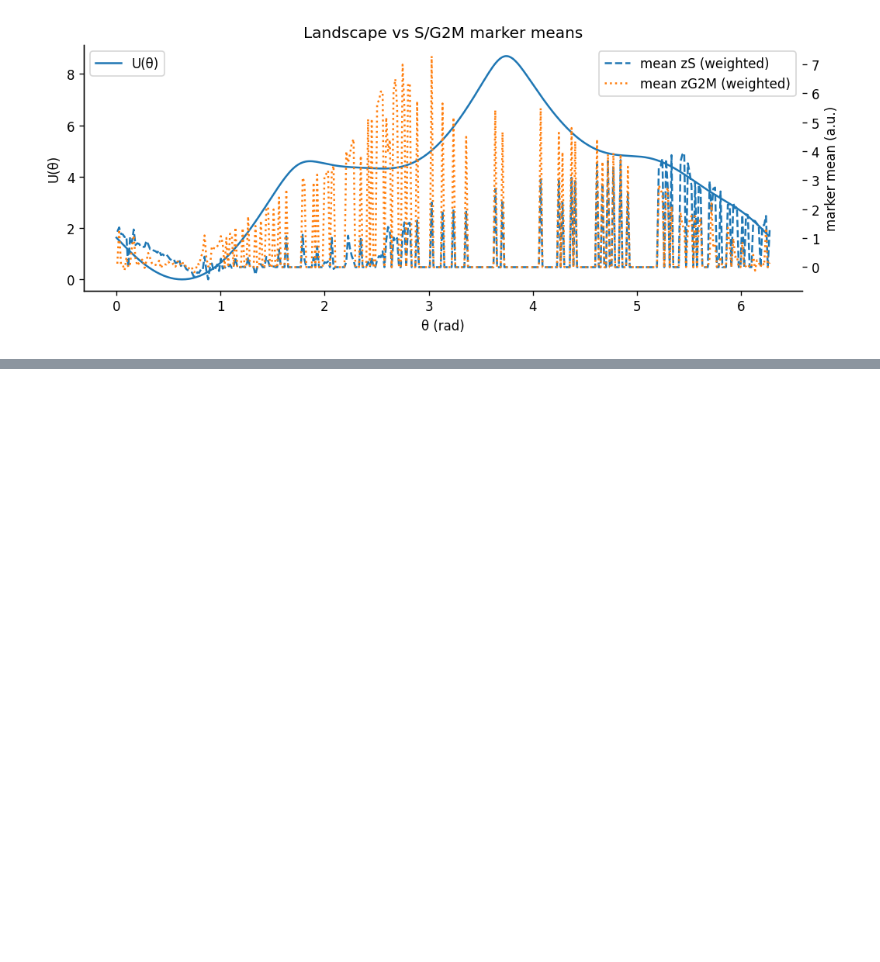
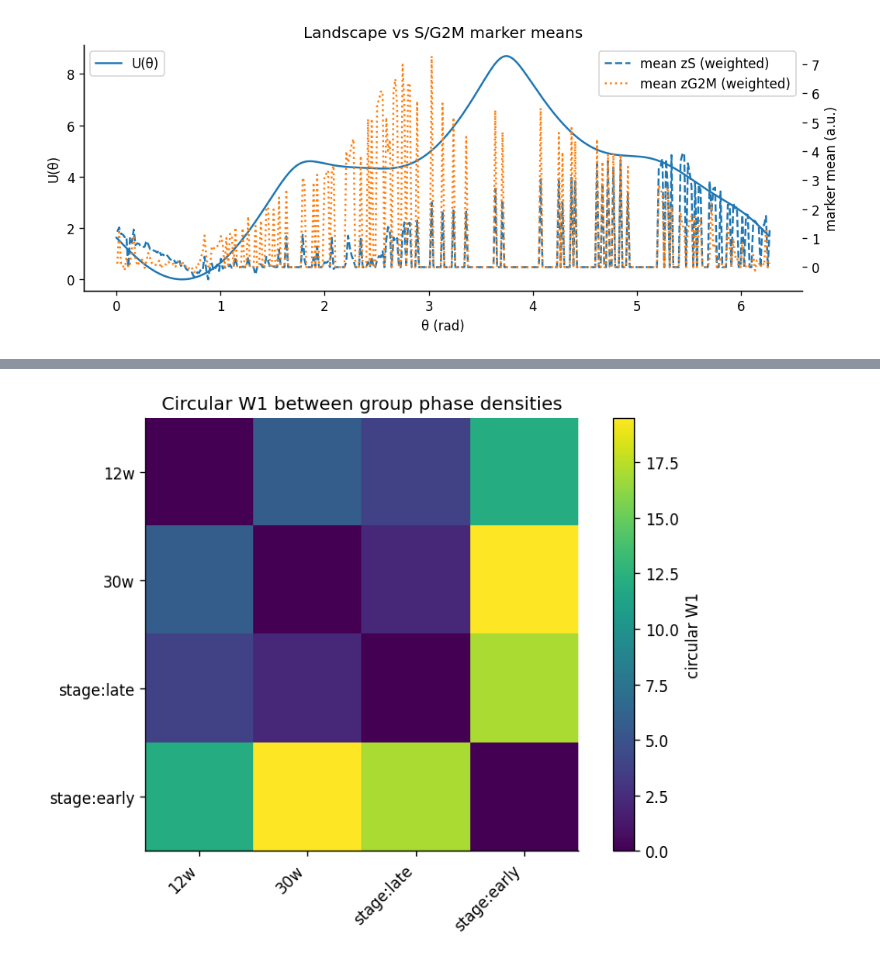
Before and after one commit to SecondBook5/luad-limitcycle-landscape-flux, a Jupyter notebook: notebooks/04_landscape_barriers_speed.ipynb, the cells around one changed output, grey strips where cells are left out. Drawn from its saved outputs; the diff is of its cells as text; code cells hidden in the pictures; blank space fills up the shorter version.

```diff
--- a/notebooks/04_landscape_barriers_speed.ipynb
+++ b/notebooks/04_landscape_barriers_speed.ipynb
@@ -742,0 +1101,82 @@ except Exception as e:
+# %%
+# --- Cell 16: rotation-invariant circular W1 between group densities ---
+import numpy as np, pandas as pd, matplotlib.pyplot as plt
+
+MIN_N = 200  # skip groups smaller than this
+
+def w1_line(p, q, dtheta):
+    # 1D W1 on a line for histograms on the same grid
+    cum = np.cumsum(p - q)
+    return float(dtheta * np.sum(np.abs(cum)))
+
+def w1_circular(p, q):
+    # min over all circular shifts ("cut trick")
+    dθ = 2*np.pi / len(p)
+    best = np.inf
+    for s in range(len(p)):
+        q_roll = np.roll(q, s)
+        best = min(best, w1_line(p, q_roll, dθ))
+    return best
+
+def group_density(mask_bool_np):
+    th = theta[mask_bool_np]; rad = radius[mask_bool_np]; pp = p[mask_bool_np]
+    if th.size < MIN_N:
+        return None
+    Pθ, _ = ring_density_scan(th, rad, pp, float(kappa), float(gamma), r_star, sigma_ring, theta_grid)
+    # ring_density_scan already normalizes; keep as-is
+    return Pθ
+
+groups, dens = [], []
+
+# Week groups (ordered)
+if "week" in adata.obs:
+    w = adata.obs["week"].astype("Int64")
+    order = [int(x) for x in sorted(w.dropna().unique())]
+    for u in order:
+        m = (w == u).fillna(False).to_numpy()   # <-- ensure pure boolean NumPy mask
+        Pθ = group_density(m)
+        if Pθ is not None:
+            groups.append(f"{u}w")
+            dens.append(Pθ)
+
+# Stage groups (early/late)
+if "stage_label" in adata.obs:
+    s = adata.obs["stage_label"].astype("string")
+    for u in [x for x in s.dropna().unique()]:
+        m = (s == u).fillna(False).to_numpy()
+        Pθ = group_density(m)
+        if Pθ is not None:
+            groups.append(f"stage:{u}")
+            dens.append(Pθ)
+
+assert len(dens) > 0, "No groups with sufficient cells to compute W1."
+
+# Pairwise circular W1 matrix
+G = len(dens)
+D = np.zeros((G, G), float)
+for i in range(G):
+    for j in range(i+1, G):
+        dij = w1_circular(dens[i], dens[j])
+        D[i, j] = D[j, i] = dij
+
+dfW = pd.DataFrame(D, index=groups, columns=groups)
+dfW.to_csv(TABDIR/"tab04_group_circW1.csv")
+print("[saved]", TABDIR/"tab04_group_circW1.csv")
+
+plt.figure(figsize=(6.8, 5.2))
+im = plt.imshow(D, cmap="viridis")
+plt.colorbar(im, label="circular W1")
+plt.xticks(range(G), groups, rotation=45, ha="right")
+plt.yticks(range(G), groups)
+plt.title("Circular W1 between group phase densities")
+plt.tight_layout(); savefig("fig04_group_circW1_heatmap.png"); plt.show()
+
+# (optional) persist into uns for 05
+adata.uns.setdefault("landscape", {})
+adata.uns["landscape"]["group_circW1"] = {
+    "groups": groups,
+    "matrix": D.tolist(),
+    "min_n": int(MIN_N)
+}
+adata.write(ANNDATA)
+# %% [output]
@@ -742,0 +1185 @@ except Exception as e:
+[figure, added]
```
Also changed, not shown: parts of 36 cells of this notebook.
